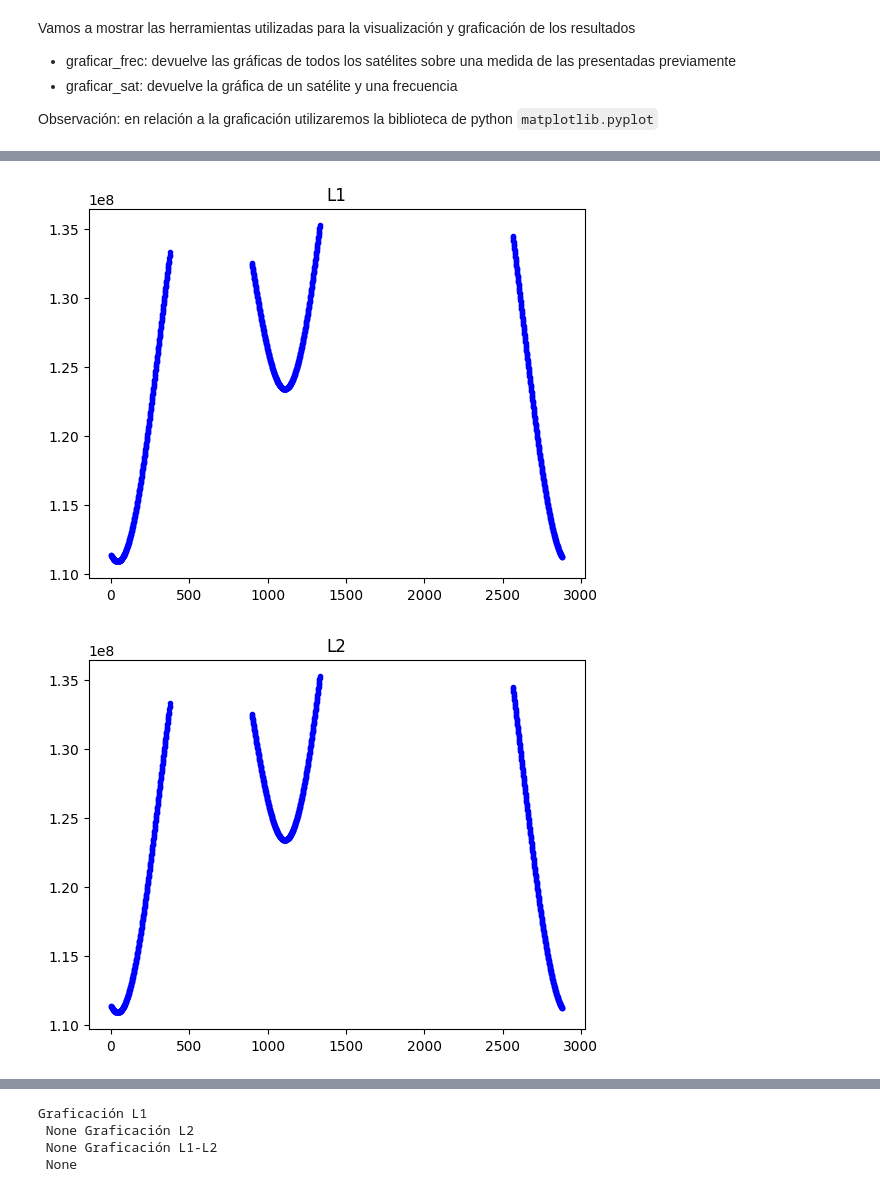
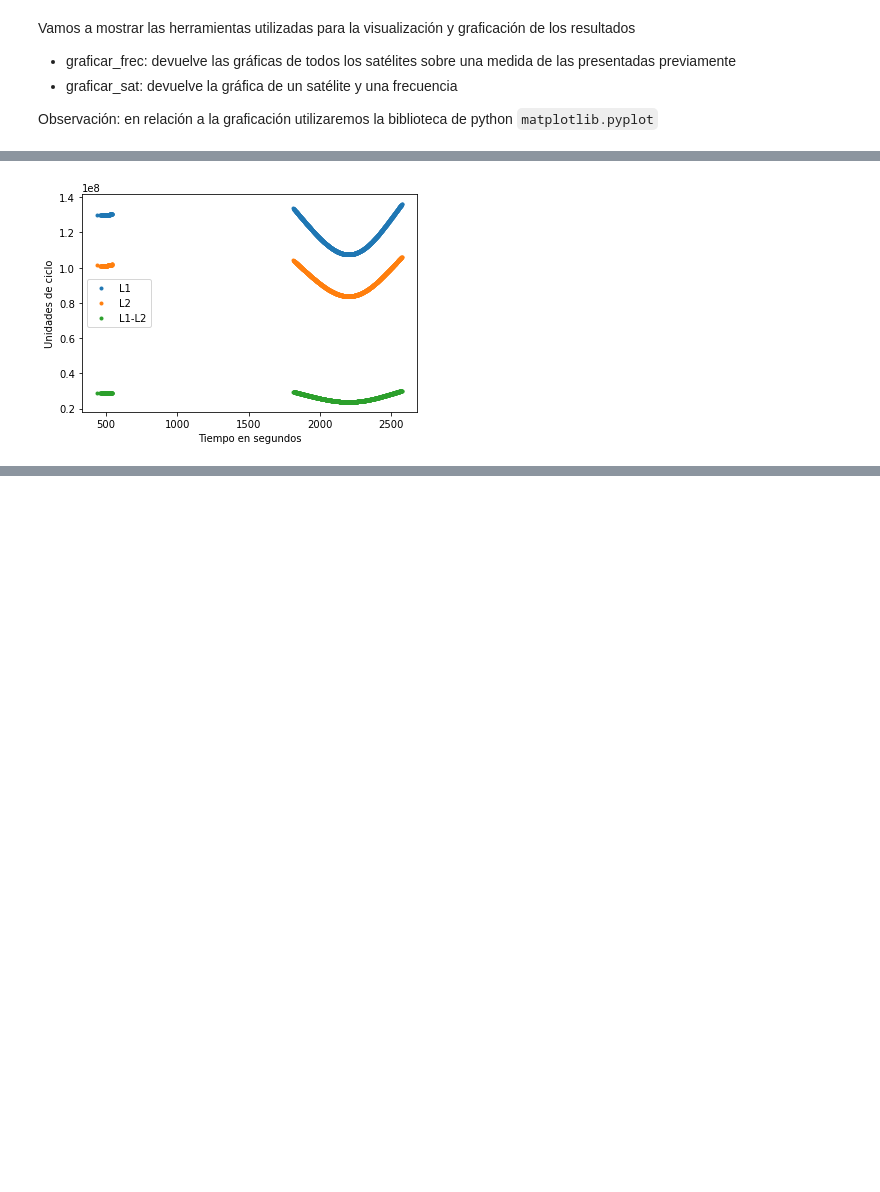
Before and after one commit to DavMat857/TFG, a Jupyter notebook: algoritmos/preprocesado.ipynb, the cells around one changed output, grey strips where cells are left out. Cells and saved outputs as stored; diff of their text form; code cells hidden in the pictures; blank space fills up the shorter version.

```diff
--- a/algoritmos/preprocesado.ipynb
+++ b/algoritmos/preprocesado.ipynb
@@ -278,17 +278,20 @@ Vamos a utilizar todo lo visto para realizar una combinación libre de geometrí
 # %%
 # Primero obtenemos la información de un archivo RINEX
-filename = "ejemplo.txt"
-sat = 'G17'
-D = all_information2(filename)
+filename = "datos/VIGO359A00.22O"
+sat = 'G31'
 
 #Obtenemos la información del satélite G01 sobre L1 y L2
 l1, l2 = L1(filename, sat), L2(filename, sat)
 l1menosl2 = f1menosf2(l1,l2)
 
 # Graficación de l1,l2 y l1 - l2
-print("Graficación L1\n", graf_datos(l1,"L1"),
-      "Graficación L2\n", graf_datos(l1,"L2"),
-      "Graficación L1-L2\n", graf_datos(l1menosl2, "L1-L2")  )
+plt.xlabel("Tiempo en segundos")
+plt.ylabel("Unidades de ciclo")
+
+plt.plot(list(l1.keys()), list(l1.values()),'.', label = "L1")
+plt.plot(list(l2.keys()), list(l2.values()),'.', label = "L2")
+plt.plot(list(l1menosl2.keys()), list(l1menosl2.values()),'.',label = "L1-L2")
+plt.legend()
+plt.show()
 # %% [output]
-[figure, old version]
+[figure, new version]
-[figure, removed]
@@ -296,4 +297,0 @@ print("Graficación L1\n", graf_datos(l1,"L1"),
-Graficación L1
- None Graficación L2
- None Graficación L1-L2
- None
```
Also changed, not shown: parts of 5 cells of this notebook, 1 other file.
